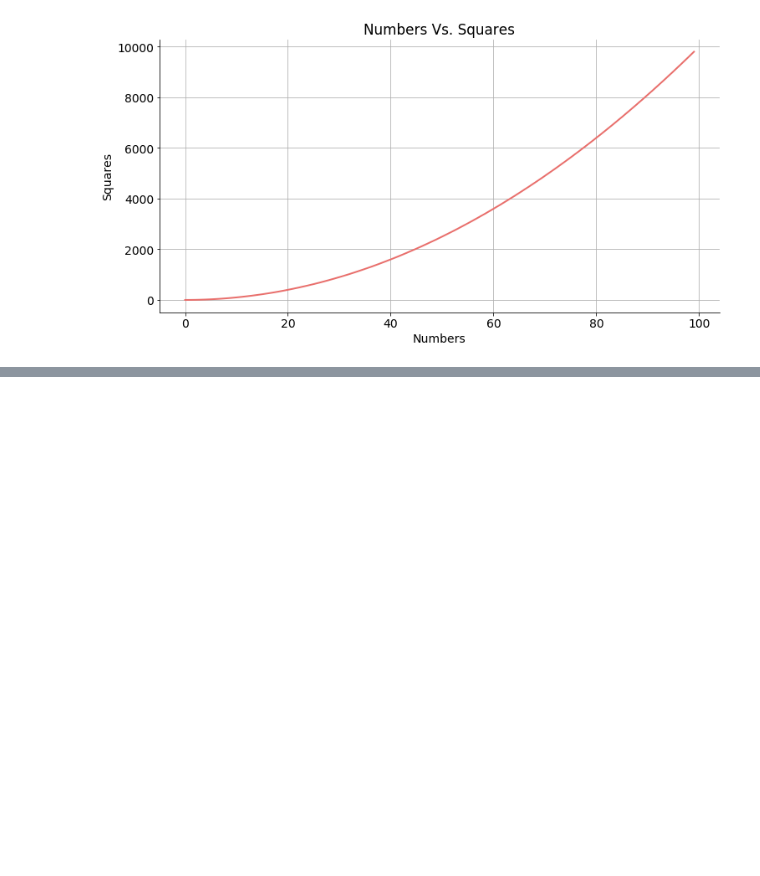
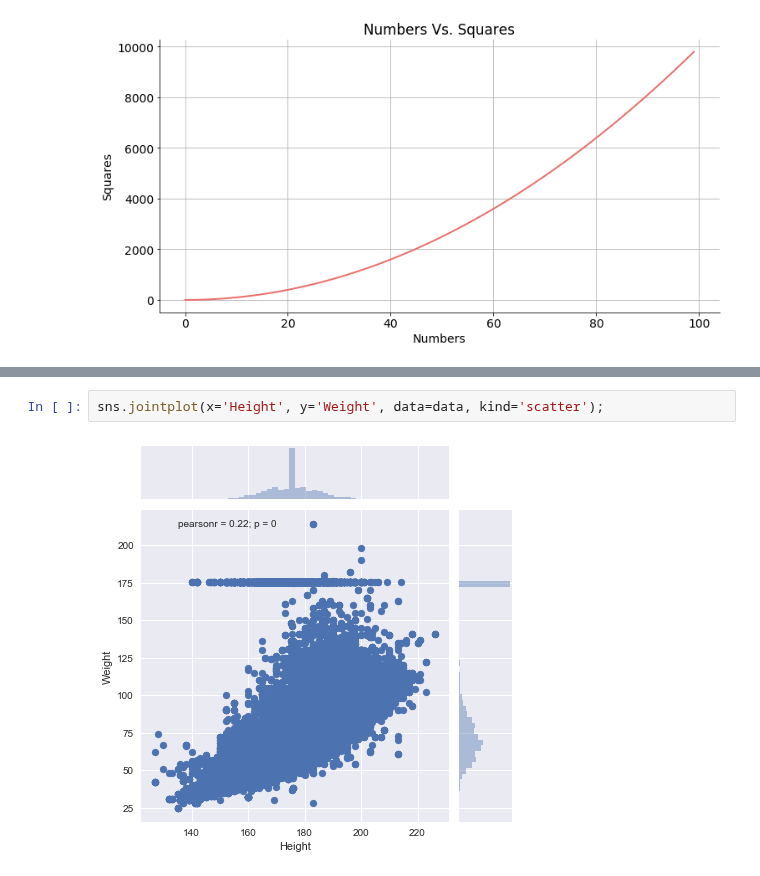
Before and after one commit to rc1208/rc1208.github.io, a Jupyter notebook: _jupyter/Introduction-to-Python.ipynb, the cells around one changed output, grey strips where cells are left out. Saved outputs shown, nothing was run; the diff lists cells and outputs as text; blank space fills up the shorter version.

```diff
--- a/_jupyter/Introduction-to-Python.ipynb
+++ b/_jupyter/Introduction-to-Python.ipynb
@@ -90,0 +237,4 @@ plt.show() #A plot to visualize the relation between numbers and their respectiv
+# %%
+sns.jointplot(x='Height', y='Weight', data=data, kind='scatter');
+# %% [output]
+[figure, added]
```
Also changed, not shown: parts of 22 cells of this notebook, 7 other files.
